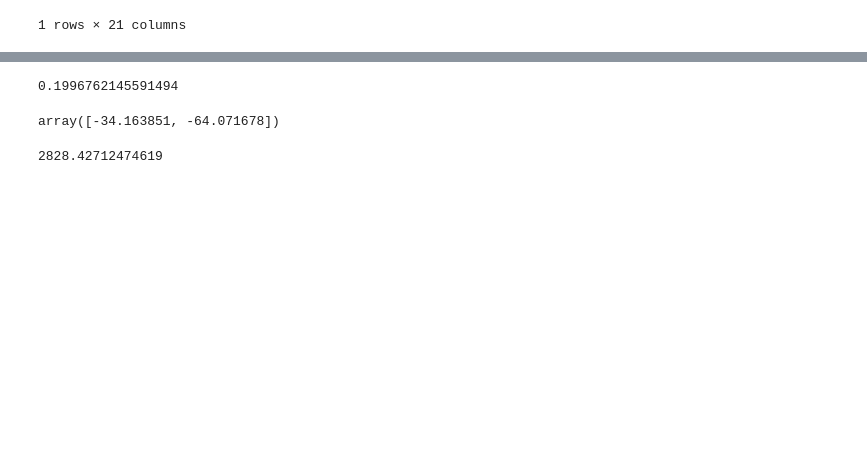
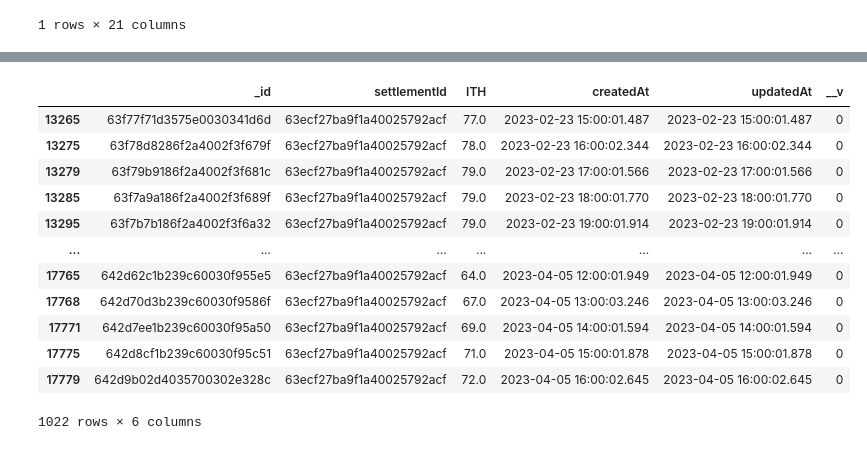
Before and after one commit to Arii95/PF_Henry, a Jupyter notebook: datos_simples_basto.ipynb, the cells around one changed output, grey strips where cells are left out. Drawn from its saved outputs; the diff is of its cells as text; code cells hidden in the pictures; blank space fills up the shorter version.

```diff
--- a/datos_simples_basto.ipynb
+++ b/datos_simples_basto.ipynb
@@ -163,18 +164,3 @@ for i,d in df_setle.iterrows():
     id_plot=[str(x).strip() for x in d[['plots']].values[0]]
     if len(id_plot)!=0:
         df_plot.loc[df_plot._id.isin(id_plot),'id_settlements'] = df_setle.loc[i][['_id']].values[0]
-# %%
-from geopy.distance import geodesic
-from geopy import Point
-
-cordena1=tuple(x[['latitud','longitud']].values[0])
-cordena2= tuple(x[['latitud_c',	'longitud_c']].values[0])
-
-dista_km= geodesic(cordena1,cordena2).km
-dista_km
-# %% [output]
-0.1996762145591494
-# %%
-x[['latitud','longitud']].values[0]
-# %% [output]
-array([-34.163851, -64.071678])
@@ -188,5 +166,0 @@ def perimetro_aprox(hectarea):
-# %%
-c= perimetro_aprox(5000.00)
-c
-# %% [output]
-2828.42712474619
@@ -192,0 +169,17 @@ c
+# %%
+pru= df_setith[df_setith.settlementId =='63ecf27ba9f1a40025792acf']
+pru
+# %% [output]
+|  | _id | settlementId | ITH | createdAt | updatedAt | __v |
+| 13265 | 63f77f71d3575e0030341d6d | 63ecf27ba9f1a40025792acf | 77.0 | 2023-02-23 15:00:01.487 | 2023-02-23 15:00:01.487 | 0 |
+| 13275 | 63f78d8286f2a4002f3f679f | 63ecf27ba9f1a40025792acf | 78.0 | 2023-02-23 16:00:02.344 | 2023-02-23 16:00:02.344 | 0 |
+| 13279 | 63f79b9186f2a4002f3f681c | 63ecf27ba9f1a40025792acf | 79.0 | 2023-02-23 17:00:01.566 | 2023-02-23 17:00:01.566 | 0 |
+| 13285 | 63f7a9a186f2a4002f3f689f | 63ecf27ba9f1a40025792acf | 79.0 | 2023-02-23 18:00:01.770 | 2023-02-23 18:00:01.770 | 0 |
+| 13295 | 63f7b7b186f2a4002f3f6a32 | 63ecf27ba9f1a40025792acf | 79.0 | 2023-02-23 19:00:01.914 | 2023-02-23 19:00:01.914 | 0 |
+| ... | ... | ... | ... | ... | ... | ... |
+| 17765 | 642d62c1b239c60030f955e5 | 63ecf27ba9f1a40025792acf | 64.0 | 2023-04-05 12:00:01.949 | 2023-04-05 12:00:01.949 | 0 |
+| 17768 | 642d70d3b239c60030f9586f | 63ecf27ba9f1a40025792acf | 67.0 | 2023-04-05 13:00:03.246 | 2023-04-05 13:00:03.246 | 0 |
+| 17771 | 642d7ee1b239c60030f95a50 | 63ecf27ba9f1a40025792acf | 69.0 | 2023-04-05 14:00:01.594 | 2023-04-05 14:00:01.594 | 0 |
+| 17775 | 642d8cf1b239c60030f95c51 | 63ecf27ba9f1a40025792acf | 71.0 | 2023-04-05 15:00:01.878 | 2023-04-05 15:00:01.878 | 0 |
+| 17779 | 642d9b02d4035700302e328c | 63ecf27ba9f1a40025792acf | 72.0 | 2023-04-05 16:00:02.645 | 2023-04-05 16:00:02.645 | 0 |
+1022 rows × 6 columns
```
Also changed, not shown: parts of 19 cells of this notebook, 31 other files.
